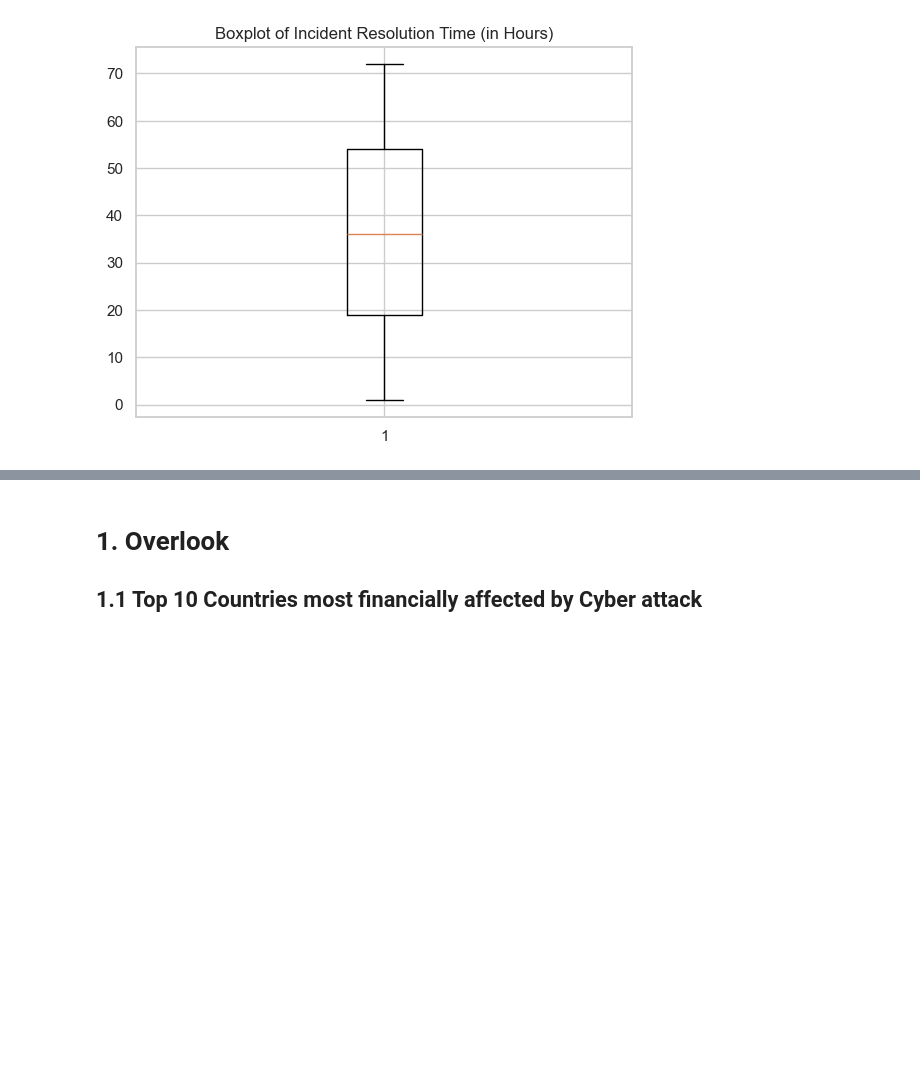
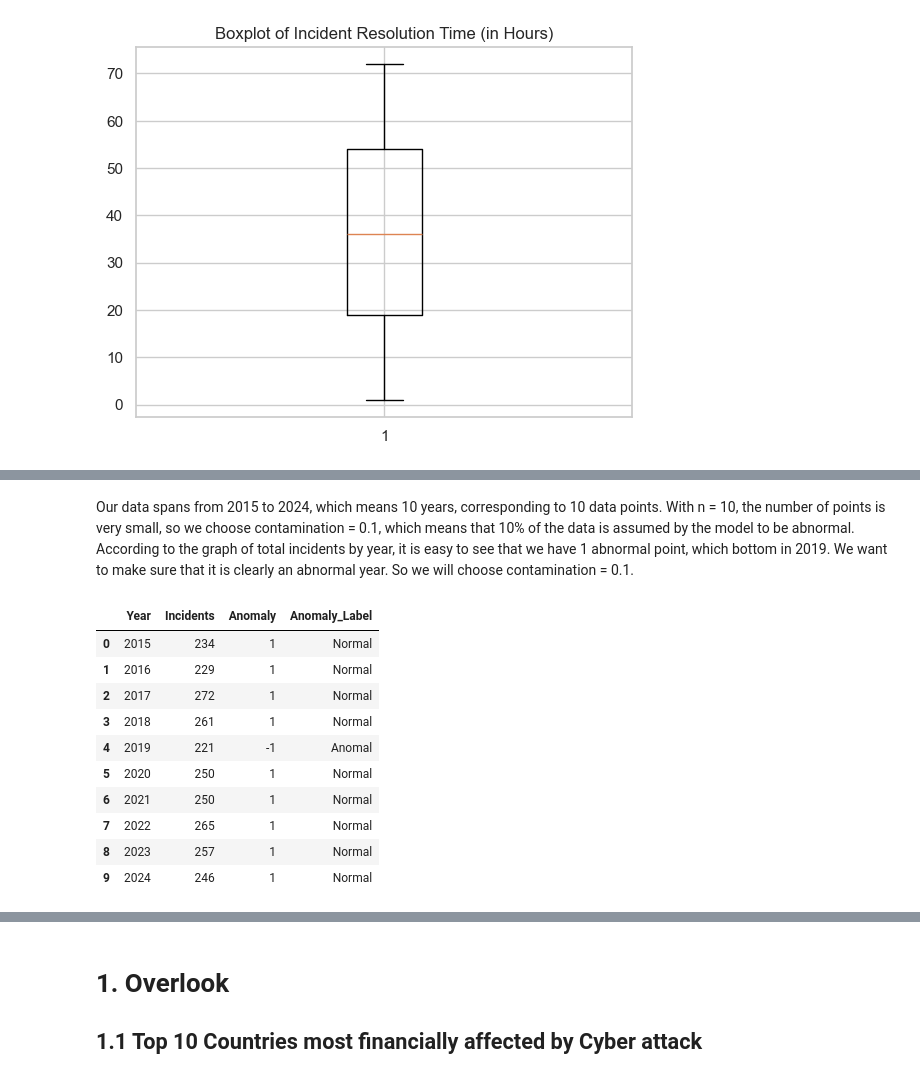
Before and after one commit to immaFrogUwU/Cyber-Security-Threats, a Jupyter notebook: Data_Storytelling_Cyber_Security_Threats.ipynb, the cells around one changed output, grey strips where cells are left out. Drawn from its saved outputs; the diff is of its cells as text; code cells hidden in the pictures; blank space fills up the shorter version.

```diff
--- a/Data_Storytelling_Cyber_Security_Threats.ipynb
+++ b/Data_Storytelling_Cyber_Security_Threats.ipynb
@@ -178,0 +210,19 @@ fig.show()
+# %% [markdown]
+Our data spans from 2015 to 2024, which means 10 years, corresponding to 10 data points. With n = 10, the number of points is very small, so we choose contamination = 0.1, which means that 10% of the data is assumed by the model to be abnormal. According to the graph of total incidents by year, it is easy to see that we have 1 abnormal point, which bottom in 2019. We want to make sure that it is clearly an abnormal year. So we will choose contamination = 0.1.
+# %%
+model = IsolationForest(contamination=0.1, random_state=42)
+df_incidents_1['Anomaly'] = model.fit_predict(df_incidents_1[['Incidents']])
+df_incidents_1['Anomaly_Label'] = df_incidents_1['Anomaly'].map({1: 'Normal', -1: 'Anomal'})
+df_incidents_1
+# %% [output]
+|  | Year | Incidents | Anomaly | Anomaly_Label |
+| 0 | 2015 | 234 | 1 | Normal |
+| 1 | 2016 | 229 | 1 | Normal |
+| 2 | 2017 | 272 | 1 | Normal |
+| 3 | 2018 | 261 | 1 | Normal |
+| 4 | 2019 | 221 | -1 | Anomal |
+| 5 | 2020 | 250 | 1 | Normal |
+| 6 | 2021 | 250 | 1 | Normal |
+| 7 | 2022 | 265 | 1 | Normal |
+| 8 | 2023 | 257 | 1 | Normal |
+| 9 | 2024 | 246 | 1 | Normal |
```
Also changed, not shown: parts of 10 cells of this notebook.
